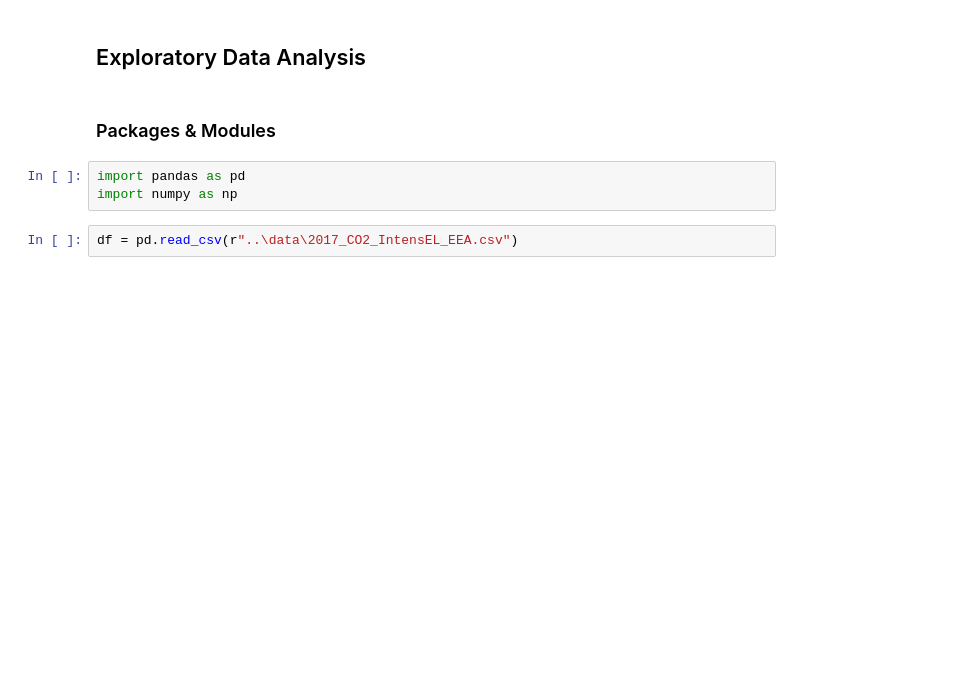
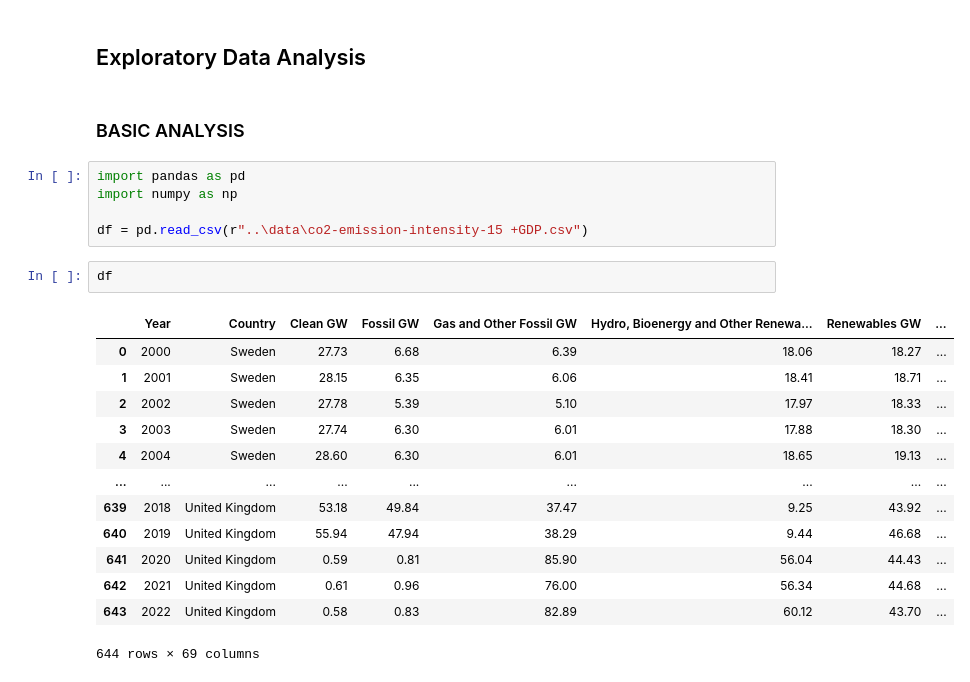
Before and after one commit to mkarkour/Capacity_Remuneration_Mechanism, a Jupyter notebook: notebooks/EDA.ipynb, the cells around one changed output. Cells and saved outputs as stored; diff of their text form; blank space fills up the shorter version.

```diff
--- a/notebooks/EDA.ipynb
+++ b/notebooks/EDA.ipynb
@@ -1,12 +1,28 @@
 # %% [markdown]
 ## Exploratory Data Analysis
-# %% [markdown]
-### Packages & Modules
+# %% [markdown]
+### BASIC ANALYSIS
 # %%
 import pandas as pd
 import numpy as np
+
+df = pd.read_csv(r"..\data\co2-emission-intensity-15 +GDP.csv")
-# %%
-df = pd.read_csv(r"..\data\2017_CO2_IntensEL_EEA.csv")
+# %%
+df
+# %% [output]
+|  | Year | Country | Clean GW | Fossil GW | Gas and Other Fossil GW | Hydro, Bioenergy and Other Renewa... | Renewables GW | ... |
+| 0 | 2000 | Sweden | 27.73 | 6.68 | 6.39 | 18.06 | 18.27 | ... |
+| 1 | 2001 | Sweden | 28.15 | 6.35 | 6.06 | 18.41 | 18.71 | ... |
+| 2 | 2002 | Sweden | 27.78 | 5.39 | 5.10 | 17.97 | 18.33 | ... |
+| 3 | 2003 | Sweden | 27.74 | 6.30 | 6.01 | 17.88 | 18.30 | ... |
+| 4 | 2004 | Sweden | 28.60 | 6.30 | 6.01 | 18.65 | 19.13 | ... |
+| ... | ... | ... | ... | ... | ... | ... | ... | ... |
+| 639 | 2018 | United Kingdom | 53.18 | 49.84 | 37.47 | 9.25 | 43.92 | ... |
+| 640 | 2019 | United Kingdom | 55.94 | 47.94 | 38.29 | 9.44 | 46.68 | ... |
+| 641 | 2020 | United Kingdom | 0.59 | 0.81 | 85.90 | 56.04 | 44.43 | ... |
+| 642 | 2021 | United Kingdom | 0.61 | 0.96 | 76.00 | 56.34 | 44.68 | ... |
+| 643 | 2022 | United Kingdom | 0.58 | 0.83 | 82.89 | 60.12 | 43.70 | ... |
+644 rows × 69 columns
 # %%
 df.shape
 # %% [output]
```
Also changed, not shown: parts of 7 cells of this notebook, 2 other files.
